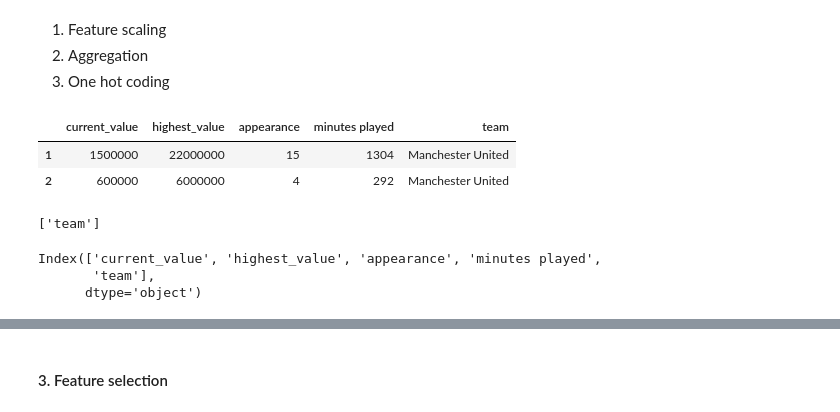
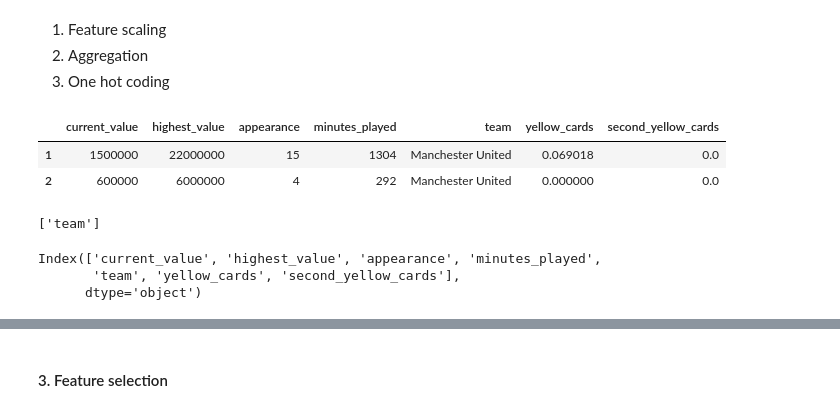
Before and after one commit to Tuwaiq-DS-ML-bootcamp-V-8/Usecase-7, a Jupyter notebook: usecase7.ipynb, the cells around one changed output, grey strips where cells are left out. Cells and saved outputs as stored; diff of their text form; code cells hidden in the pictures.

```diff
--- a/usecase7.ipynb
+++ b/usecase7.ipynb
@@ -119,3 +129,12 @@ numeric_features = ['height', 'appearance', 'goals','assists','red cards', 'yell
+# %%
+#rename
+df.rename(columns={
+    'red cards': 'red_cards',
+    'yellow cards': 'yellow_cards',
+    'minutes played': 'minutes_played',
+    'second yellow cards': 'second_yellow_cards',
+    'goals conceded': 'goals_conceded',
+    'clean sheets': 'clean_sheets'}, inplace=True)
 # %%
 for i in categorical_features:
     print (df[i].value_counts())
@@ -143,5 +178,5 @@ plt.show()
 # %%
-df = df[df['current_value']<=5500000]
+df = df[df['current_value']<=4000000]
 # %%
 df.shape
 # %% [output]
@@ -159,5 +194,5 @@ plt.hist(df[df['appearance']<=101]['appearance'], bins=100);
 # %%
-df = df[df['appearance']<=89]
+df = df[df['appearance']<=90]
 # %%
 df.shape
 # %% [output]
@@ -173,11 +208,7 @@ Index(['player', 'team', 'name', 'position', 'height', 'age', 'appearance',
       dtype='object')
 # %%
 
-selected_columns = ['current_value', 'highest_value', 'appearance', 'minutes played','team']  # أضف الأعمدة التي تريدها
-
-
-df_filtered = df[selected_columns]
-
-
-print(df_filtered.shape)
+selected_columns = ['current_value', 'highest_value', 'appearance', 'minutes_played','team','yellow_cards','second_yellow_cards']
+df = df[selected_columns]
+print(df.shape)
 # %% [output]
@@ -189,19 +220,19 @@ print(df_filtered.shape)
 2. Aggregation
 3. One hot coding
 # %%
-df_filtered.head(2)
+df.head(2)
 # %% [output]
-|  | current_value | highest_value | appearance | minutes played | team |
-| 1 | 1500000 | 22000000 | 15 | 1304 | Manchester United |
-| 2 | 600000 | 6000000 | 4 | 292 | Manchester United |
+|  | current_value | highest_value | appearance | minutes_played | team | yellow_cards | second_yellow_cards |
+| 1 | 1500000 | 22000000 | 15 | 1304 | Manchester United | 0.069018 | 0.0 |
+| 2 | 600000 | 6000000 | 4 | 292 | Manchester United | 0.000000 | 0.0 |
 # %%
 categorical_features
 # %% [output]
 ['team']
 # %%
-print(df_filtered.columns)
+print(df.columns)
 # %% [output]
-Index(['current_value', 'highest_value', 'appearance', 'minutes played',
-       'team'],
+Index(['current_value', 'highest_value', 'appearance', 'minutes_played',
+       'team', 'yellow_cards', 'second_yellow_cards'],
       dtype='object')
 # %%
```
Also changed, not shown: parts of 36 cells of this notebook.
